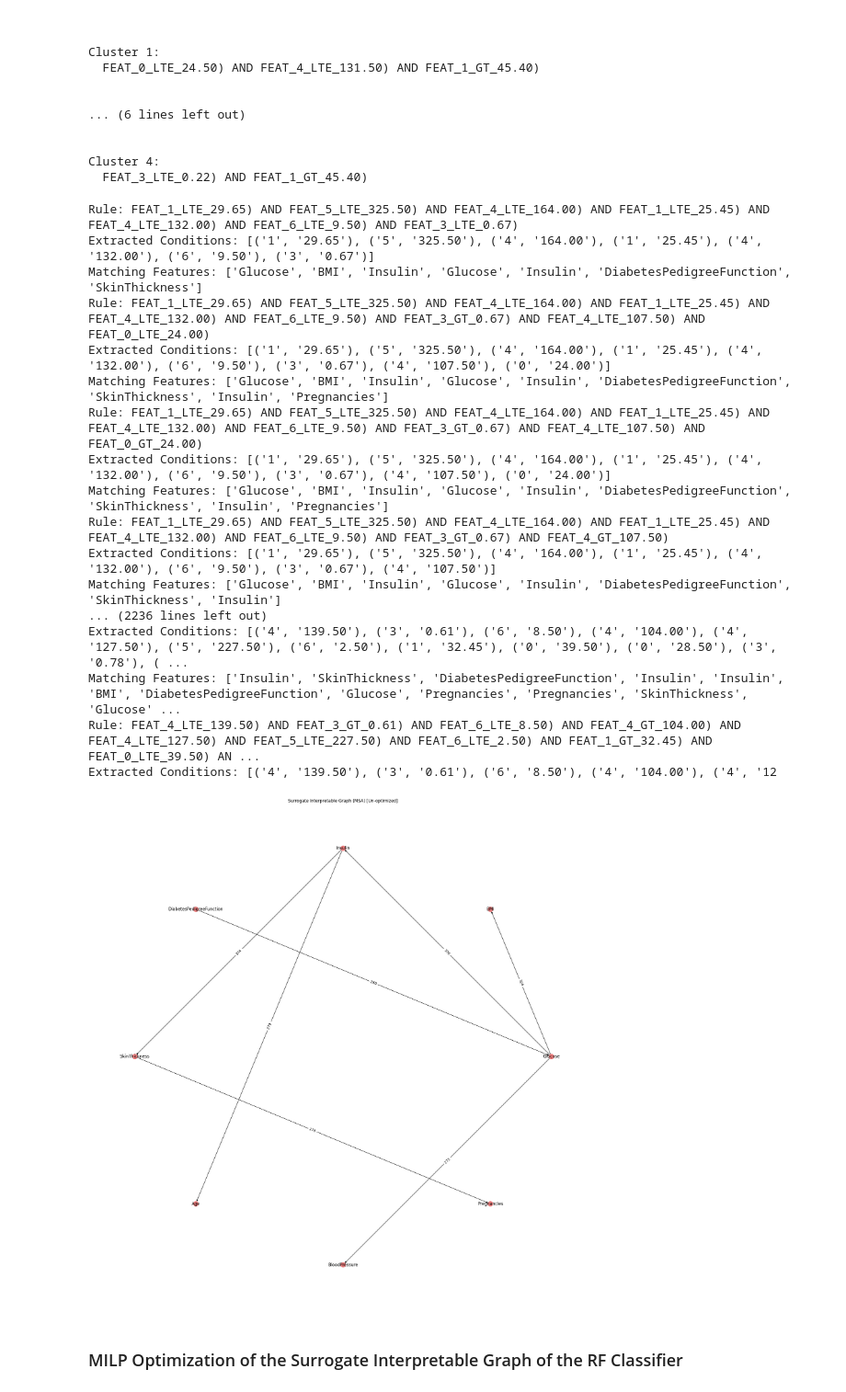
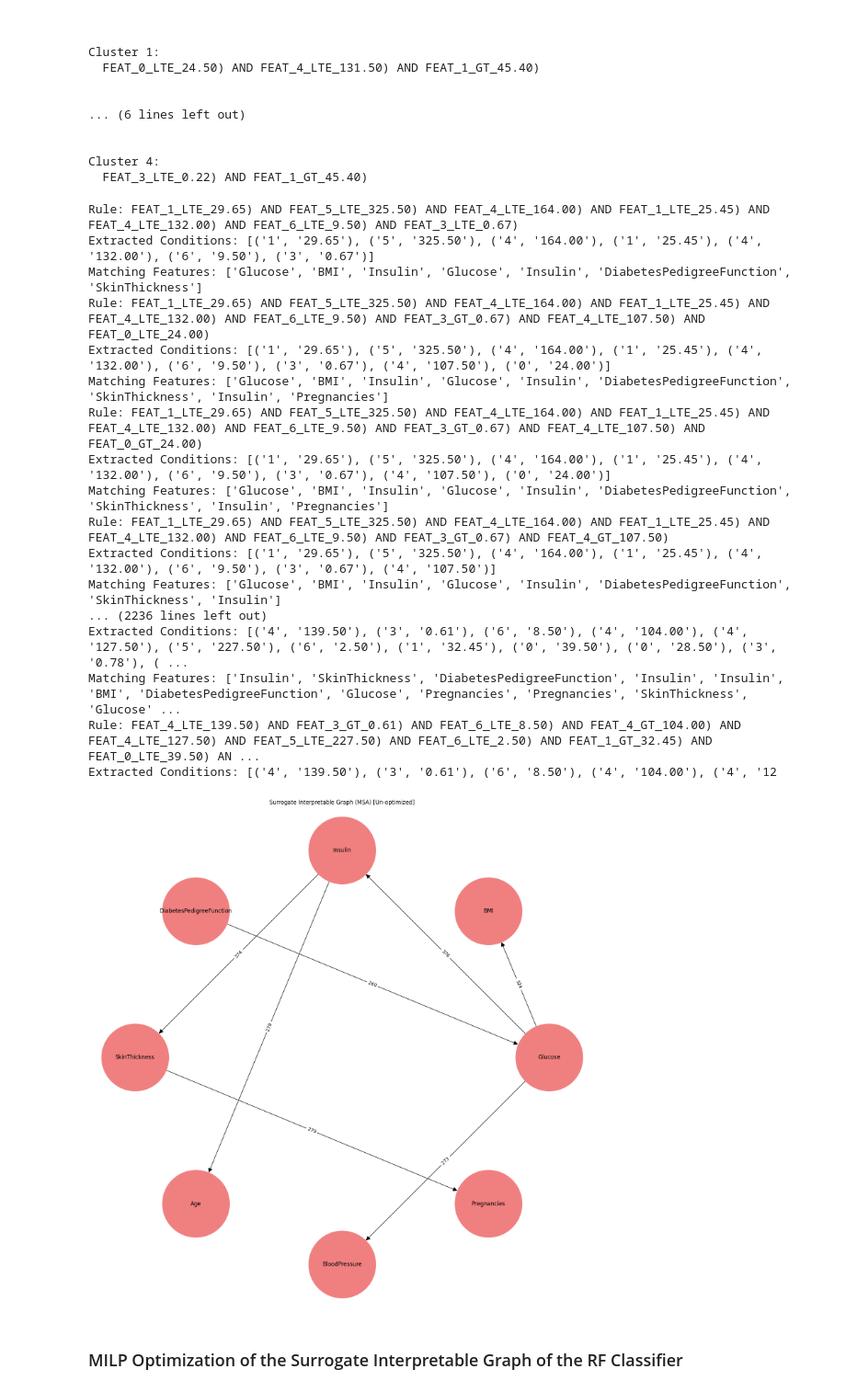
Before and after one commit to dubeyakshat07/sigRDF, a Jupyter notebook: experimentations/diabetes.ipynb, the cells around one changed output. Shown at 92% size. Saved outputs shown, nothing was run; the diff lists cells and outputs as text; code cells hidden in the pictures.

```diff
--- a/experimentations/diabetes.ipynb
+++ b/experimentations/diabetes.ipynb
@@ -434,37 +434,37 @@ if len(list(H.nodes())) > 0:
         d['weight'] = -d['weight']
 
     # Plot the graph
-    plt.figure(figsize=(20, 20))
+    plt.figure(figsize=(15, 15))
     pos = nx.circular_layout(msa)  # Using circular layout for better visualization
     edge_labels = nx.get_edge_attributes(msa, 'weight')
 
     # Draw the nodes, edges, and edge labels
-    nx.draw(msa, pos, with_labels=True, node_size=200, node_color="lightcoral", arrowsize=10)
+    nx.draw(msa, pos, with_labels=True, node_size=21000, node_color="lightcoral", arrowsize=20)
     nx.draw_networkx_edge_labels(msa, pos, edge_labels=edge_labels)
 
     plt.title("Surrogate Interpretable Graph (MSA) [Un-optimized]")
     plt.show()
 else:
     print("Graph H is empty. No feature transitions were detected.")
 # %% [output]
 Rule: FEAT_1_LTE_29.65) AND FEAT_5_LTE_325.50) AND FEAT_4_LTE_164.00) AND FEAT_1_LTE_25.45) AND FEAT_4_LTE_132.00) AND FEAT_6_LTE_9.50) AND FEAT_3_LTE_0.67)
 Extracted Conditions: [('1', '29.65'), ('5', '325.50'), ('4', '164.00'), ('1', '25.45'), ('4', '132.00'), ('6', '9.50'), ('3', '0.67')]
 Matching Features: ['Glucose', 'BMI', 'Insulin', 'Glucose', 'Insulin', 'DiabetesPedigreeFunction', 'SkinThickness']
 Rule: FEAT_1_LTE_29.65) AND FEAT_5_LTE_325.50) AND FEAT_4_LTE_164.00) AND FEAT_1_LTE_25.45) AND FEAT_4_LTE_132.00) AND FEAT_6_LTE_9.50) AND FEAT_3_GT_0.67) AND FEAT_4_LTE_107.50) AND FEAT_0_LTE_24.00)
 Extracted Conditions: [('1', '29.65'), ('5', '325.50'), ('4', '164.00'), ('1', '25.45'), ('4', '132.00'), ('6', '9.50'), ('3', '0.67'), ('4', '107.50'), ('0', '24.00')]
 Matching Features: ['Glucose', 'BMI', 'Insulin', 'Glucose', 'Insulin', 'DiabetesPedigreeFunction', 'SkinThickness', 'Insulin', 'Pregnancies']
 Rule: FEAT_1_LTE_29.65) AND FEAT_5_LTE_325.50) AND FEAT_4_LTE_164.00) AND FEAT_1_LTE_25.45) AND FEAT_4_LTE_132.00) AND FEAT_6_LTE_9.50) AND FEAT_3_GT_0.67) AND FEAT_4_LTE_107.50) AND FEAT_0_GT_24.00)
 Extracted Conditions: [('1', '29.65'), ('5', '325.50'), ('4', '164.00'), ('1', '25.45'), ('4', '132.00'), ('6', '9.50'), ('3', '0.67'), ('4', '107.50'), ('0', '24.00')]
 Matching Features: ['Glucose', 'BMI', 'Insulin', 'Glucose', 'Insulin', 'DiabetesPedigreeFunction', 'SkinThickness', 'Insulin', 'Pregnancies']
 Rule: FEAT_1_LTE_29.65) AND FEAT_5_LTE_325.50) AND FEAT_4_LTE_164.00) AND FEAT_1_LTE_25.45) AND FEAT_4_LTE_132.00) AND FEAT_6_LTE_9.50) AND FEAT_3_GT_0.67) AND FEAT_4_GT_107.50)
 Extracted Conditions: [('1', '29.65'), ('5', '325.50'), ('4', '164.00'), ('1', '25.45'), ('4', '132.00'), ('6', '9.50'), ('3', '0.67'), ('4', '107.50')]
 Matching Features: ['Glucose', 'BMI', 'Insulin', 'Glucose', 'Insulin', 'DiabetesPedigreeFunction', 'SkinThickness', 'Insulin']
 ... (2236 lines left out)
 Extracted Conditions: [('4', '139.50'), ('3', '0.61'), ('6', '8.50'), ('4', '104.00'), ('4', '127.50'), ('5', '227.50'), ('6', '2.50'), ('1', '32.45'), ('0', '39.50'), ('0', '28.50'), ('3', '0.78'), ( ...
 Matching Features: ['Insulin', 'SkinThickness', 'DiabetesPedigreeFunction', 'Insulin', 'Insulin', 'BMI', 'DiabetesPedigreeFunction', 'Glucose', 'Pregnancies', 'Pregnancies', 'SkinThickness', 'Glucose' ...
 Rule: FEAT_4_LTE_139.50) AND FEAT_3_GT_0.61) AND FEAT_6_LTE_8.50) AND FEAT_4_GT_104.00) AND FEAT_4_LTE_127.50) AND FEAT_5_LTE_227.50) AND FEAT_6_LTE_2.50) AND FEAT_1_GT_32.45) AND FEAT_0_LTE_39.50) AN ...
 Extracted Conditions: [('4', '139.50'), ('3', '0.61'), ('6', '8.50'), ('4', '104.00'), ('4', '12
-[figure, old version]
+[figure, new version]
 # %% [markdown]
 ### MILP Optimization of the Surrogate Interpretable Graph of the RF Classifier
 # %% [markdown]
```
Also changed, not shown: parts of 1 cell of this notebook, 3 other files.
